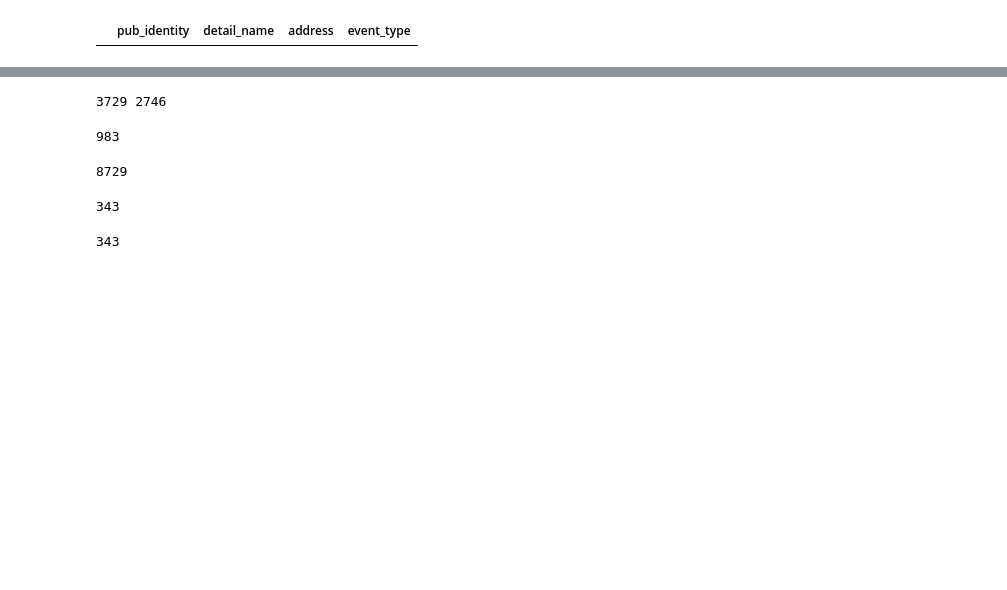
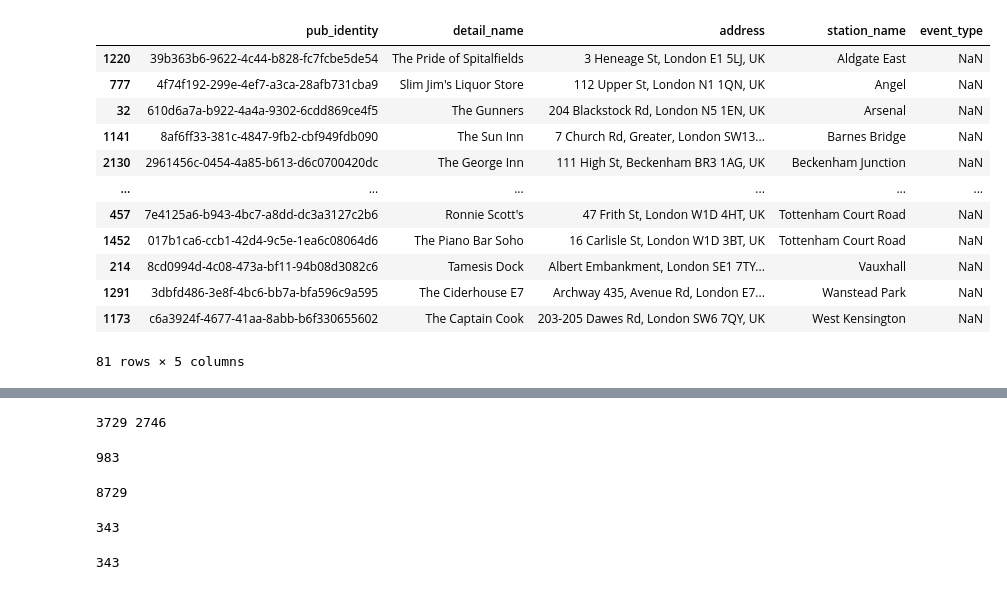
Before and after one commit to cartsmate/thepubpicker, a Jupyter notebook: files/Untitled4.ipynb, the cells around one changed output, grey strips where cells are left out. Cells and saved outputs as stored; diff of their text form; code cells hidden in the pictures; blank space fills up the shorter version.

```diff
--- a/files/Untitled4.ipynb
+++ b/files/Untitled4.ipynb
@@ -88,22 +88,36 @@ df_copy = pd.read_csv(directory_path + '/reviews_copy.csv')
 # %%
 import os
 import pandas as pd
 import numpy as np
 directory_path = os.getcwd()
 # df_rev = pd.read_csv(directory_path + '/reviews.csv', dtype={'garden': str, 'roast': str})
 df_dtl = pd.read_csv(directory_path + '/detail.csv')
 df_rev = pd.read_csv(directory_path + '/review.csv')
+df_st = pd.read_csv(directory_path + '/station.csv')
 df_evnt = pd.read_csv(directory_path + '/event.csv')
 df_dtl_rev = pd.merge(df_dtl, df_rev, on='pub_identity', how='left')
-df_join = pd.merge(df_dtl_rev, df_evnt, on='pub_identity', how='left')
-df_join = df_join.loc[(df_join['entertain'] == '1')|(df_join['entertain'] == 1)]
+df_dr_st = pd.merge(df_dtl_rev, df_st, on='station_identity', how='left')
+df_join = pd.merge(df_dr_st, df_evnt, on='pub_identity', how='left')
+df_join = df_join.loc[(df_join['music'] == '1')|(df_join['music'] == 1)]
 # & (df['column_name'] <= B)]
 df_join[['detail_name','event_type']]
 # df_filtered.shape[0]
 filtered_df = df_join[df_join['event_identity'].isna()]
-filtered_df[['pub_identity','detail_name','address', 'event_type']]
+filtered_df[['pub_identity','detail_name','address', 'station_name','event_type']].sort_values('station_name')
 # %% [output]
-|  | pub_identity | detail_name | address | event_type |
+|  | pub_identity | detail_name | address | station_name | event_type |
+| 1220 | 39b363b6-9622-4c44-b828-fc7fcbe5de54 | The Pride of Spitalfields | 3 Heneage St, London E1 5LJ, UK | Aldgate East | NaN |
+| 777 | 4f74f192-299e-4ef7-a3ca-28afb731cba9 | Slim Jim's Liquor Store | 112 Upper St, London N1 1QN, UK | Angel | NaN |
+| 32 | 610d6a7a-b922-4a4a-9302-6cdd869ce4f5 | The Gunners | 204 Blackstock Rd, London N5 1EN, UK | Arsenal | NaN |
+| 1141 | 8af6ff33-381c-4847-9fb2-cbf949fdb090 | The Sun Inn | 7 Church Rd, Greater, London SW13... | Barnes Bridge | NaN |
+| 2130 | 2961456c-0454-4a85-b613-d6c0700420dc | The George Inn | 111 High St, Beckenham BR3 1AG, UK | Beckenham Junction | NaN |
+| ... | ... | ... | ... | ... | ... |
+| 457 | 7e4125a6-b943-4bc7-a8dd-dc3a3127c2b6 | Ronnie Scott's | 47 Frith St, London W1D 4HT, UK | Tottenham Court Road | NaN |
+| 1452 | 017b1ca6-ccb1-42d4-9c5e-1ea6c08064d6 | The Piano Bar Soho | 16 Carlisle St, London W1D 3BT, UK | Tottenham Court Road | NaN |
+| 214 | 8cd0994d-4c08-473a-bf11-94b08d3082c6 | Tamesis Dock | Albert Embankment, London SE1 7TY... | Vauxhall | NaN |
+| 1291 | 3dbfd486-3e8f-4bc6-bb7a-bfa596c9a595 | The Ciderhouse E7 | Archway 435, Avenue Rd, London E7... | Wanstead Park | NaN |
+| 1173 | c6a3924f-4677-41aa-8abb-b6f330655602 | The Captain Cook | 203-205 Dawes Rd, London SW6 7QY, UK | West Kensington | NaN |
+81 rows × 5 columns
 # %%
 import os
 import pandas as pd
```
Also changed, not shown: 25 other files.
